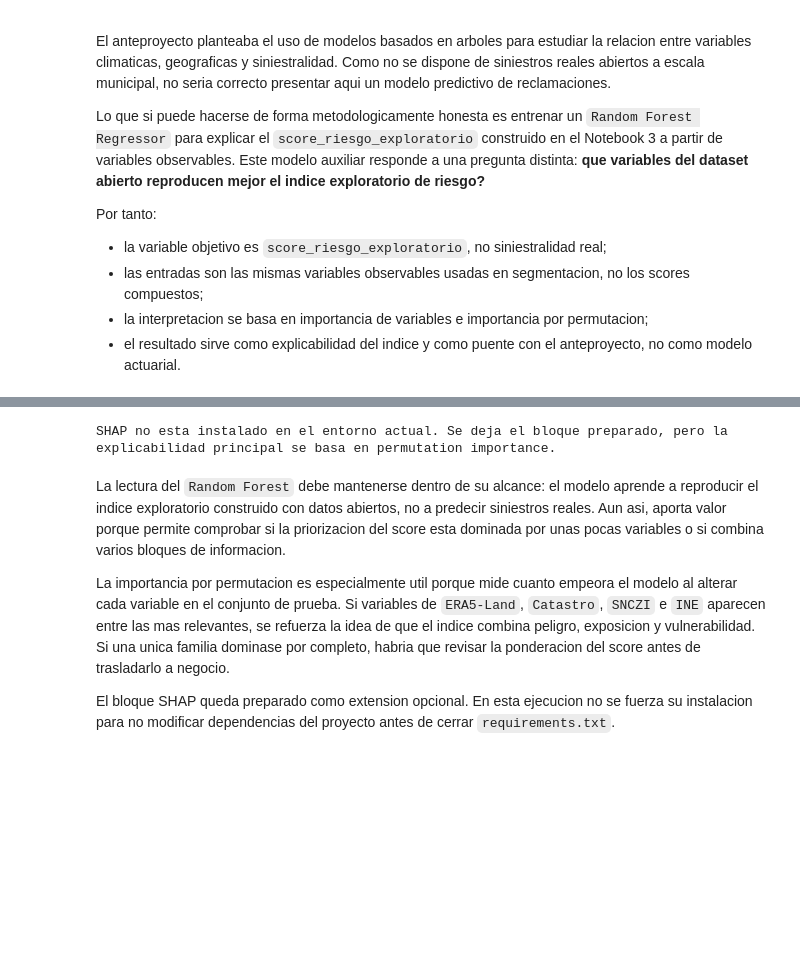
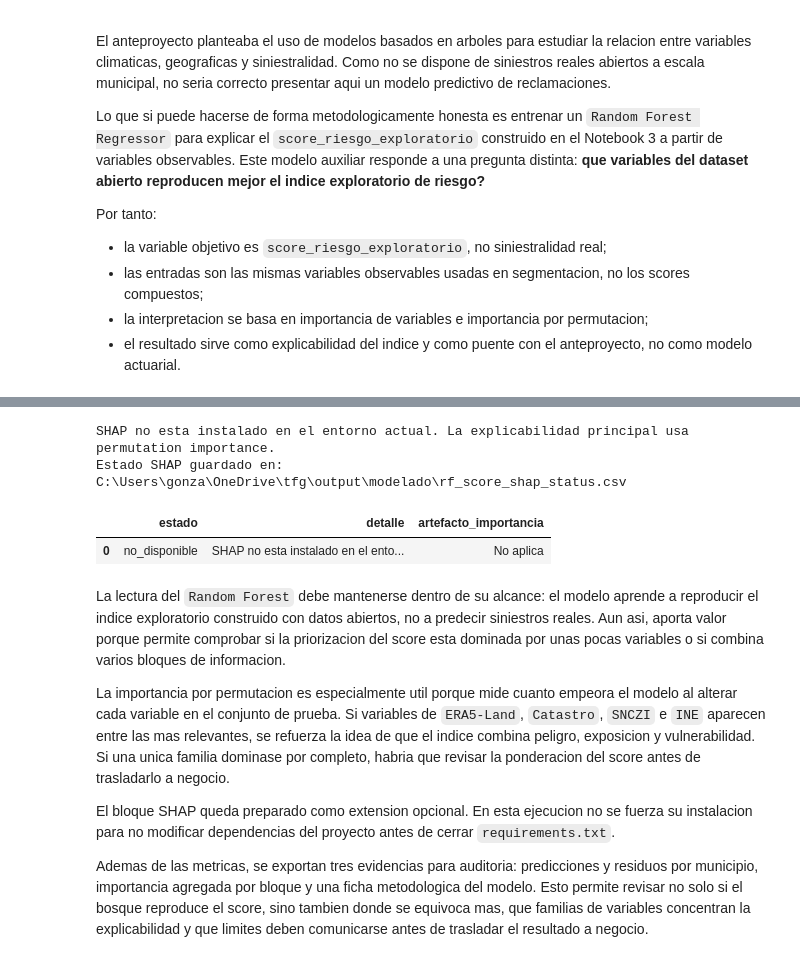
Before and after one commit to gonzalolarriba/modelo-geoespacial-riesgo-climatico, a Jupyter notebook: notebooks/notebook_4_modelado_segmentacion.ipynb, the cells around one changed output, grey strips where cells are left out. Drawn from its saved outputs; the diff is of its cells as text; code cells hidden in the pictures; blank space fills up the shorter version.

```diff
--- a/notebooks/notebook_4_modelado_segmentacion.ipynb
+++ b/notebooks/notebook_4_modelado_segmentacion.ipynb
@@ -1517,43 +1641,72 @@ Importancia de variables guardada en: C:\Users\gonza\OneDrive\tfg\output\modelad
 [figure]
 # %%
+shap_status = {
+    "estado": "no_ejecutado",
+    "detalle": "El bloque SHAP no se ha evaluado todavia.",
+    "artefacto_importancia": "No aplica",
+}
+
 try:
     import shap
 
     shap_explainer = shap.TreeExplainer(rf_score_model)
     shap_values = shap_explainer.shap_values(X_rf)
 
     shap_importance = pd.DataFrame(
         {
             "variable": rf_features,
             "importancia_shap_media_abs": np.abs(shap_values).mean(axis=0),
         }
     ).merge(feature_metadata, on="variable", how="left")
 
     shap_importance = shap_importance.sort_values(
         "importancia_shap_media_abs",
         ascending=False,
     ).reset_index(drop=True)
 
     shap_importance_file = MODEL_OUT / "rf_score_shap_importance.csv"
     shap_importance.to_csv(shap_importance_file, index=False)
+    shap_status = {
+        "estado": "calculado",
+        "detalle": "SHAP se calculo correctamente con TreeExplainer sobre todo el dataset municipal.",
+        "artefacto_importancia": str(shap_importance_file.relative_to(ROOT)),
+    }
 
     print("Importancia SHAP guardada en:", shap_importance_file)
     display(shap_importance.head(15).round(4))
 except ImportError:
-    print(
-        "SHAP no esta instalado en el entorno actual. "
-        "Se deja el bloque preparado, pero la explicabilidad principal se basa en permutation importance."
-    )
+    shap_status = {
+        "estado": "no_disponible",
+        "detalle": "SHAP no esta instalado en el entorno actual. La explicabilidad principal usa permutation importance.",
+        "artefacto_importancia": "No aplica",
+    }
+    print(shap_status["detalle"])
 except Exception as exc:
-    print("No se pudo calcular SHAP en esta ejecucion:", exc)
+    shap_status = {
+        "estado": "error_ejecucion",
+        "detalle": f"No se pudo calcular SHAP en esta ejecucion: {exc}",
+        "artefacto_importancia": "No aplica",
+    }
+    print(shap_status["detalle"])
+
+shap_status_df = pd.DataFrame([shap_status])
+shap_status_file = MODEL_OUT / "rf_score_shap_status.csv"
+shap_status_df.to_csv(shap_status_file, index=False)
+print("Estado SHAP guardado en:", shap_status_file)
+display(shap_status_df)
 # %% [output]
-SHAP no esta instalado en el entorno actual. Se deja el bloque preparado, pero la explicabilidad principal se basa en permutation importance.
+SHAP no esta instalado en el entorno actual. La explicabilidad principal usa permutation importance.
+Estado SHAP guardado en: C:\Users\gonza\OneDrive\tfg\output\modelado\rf_score_shap_status.csv
+|  | estado | detalle | artefacto_importancia |
+| 0 | no_disponible | SHAP no esta instalado en el ento... | No aplica |
 # %% [markdown]
 La lectura del `Random Forest` debe mantenerse dentro de su alcance: el modelo aprende a reproducir el indice exploratorio construido con datos abiertos, no a predecir siniestros reales. Aun asi, aporta valor porque permite comprobar si la priorizacion del score esta dominada por unas pocas variables o si combina varios bloques de informacion.
 
 La importancia por permutacion es especialmente util porque mide cuanto empeora el modelo al alterar cada variable en el conjunto de prueba. Si variables de `ERA5-Land`, `Catastro`, `SNCZI` e `INE` aparecen entre las mas relevantes, se refuerza la idea de que el indice combina peligro, exposicion y vulnerabilidad. Si una unica familia dominase por completo, habria que revisar la ponderacion del score antes de trasladarlo a negocio.
 
 El bloque SHAP queda preparado como extension opcional. En esta ejecucion no se fuerza su instalacion para no modificar dependencias del proyecto antes de cerrar `requirements.txt`.
+
+Ademas de las metricas, se exportan tres evidencias para auditoria: predicciones y residuos por municipio, importancia agregada por bloque y una ficha metodologica del modelo. Esto permite revisar no solo si el bosque reproduce el score, sino tambien donde se equivoca mas, que familias de variables concentran la explicabilidad y que limites deben comunicarse antes de trasladar el resultado a negocio.
 # %% [markdown]
 ## 11. Exportacion de la base municipal segmentada
 
```
Also changed, not shown: parts of 5 cells of this notebook, 2 other files.
